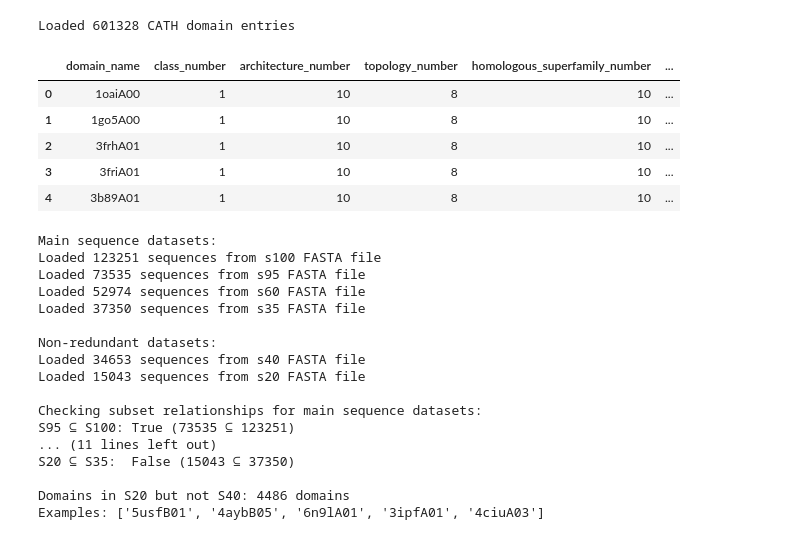
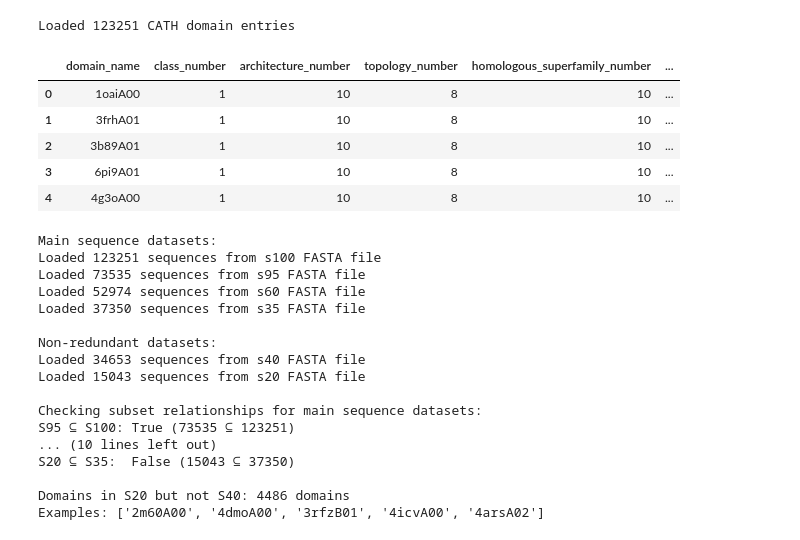
Before and after one commit to dmmiller597/contrasted, a Jupyter notebook: notebooks/cath-eda.ipynb, the cells around one changed output. Saved outputs shown, nothing was run; the diff lists cells and outputs as text; code cells hidden in the pictures.

```diff
--- a/notebooks/cath-eda.ipynb
+++ b/notebooks/cath-eda.ipynb
@@ -3,37 +5,53 @@ import pandas as pd
 # %%
 # Load CATH domain classification data
-df = pd.read_csv('../data/cath-classification-data/cath-domain-list.txt',
+df = pd.read_csv('../data/cath-classification-data/cath-domain-list-S100.txt',
                  sep=r'\s+', comment='#', engine='python',
                  names=['domain_name', 'class_number', 'architecture_number', 'topology_number',
                         'homologous_superfamily_number', 's35_sequence_cluster_number',
                         's60_sequence_cluster_number', 's95_sequence_cluster_number',
                         's100_sequence_cluster_number', 's100_sequence_count_number',
                         'domain_length', 'structure_resolution'])
 
 # Create CATH code (class.architecture.topology.homologous_superfamily)
 df['cath_code'] = (df['class_number'].astype(str) + '.' +
                    df['architecture_number'].astype(str) + '.' +
                    df['topology_number'].astype(str) + '.' +
                    df['homologous_superfamily_number'].astype(str))
 
+def load_fasta_to_dataframe(fasta_file):
+    """Load FASTA file into a pandas DataFrame with sequence headers and sequences."""
+    sequences = []
+    headers = []
+
+    with open(fasta_file, 'r') as handle:
+        for record in SeqIO.parse(handle, "fasta"):
+            headers.append(record.id)
+            sequences.append(str(record.seq))
+
+    return pd.DataFrame({
+        'header': headers,
+        'sequence': sequences
+    })
+
+# Load the CATH domain sequences - main sequence datasets
+seq_df_100 = load_fasta_to_dataframe('../data/sequence-data/cath-domain-seqs-S100.fa')
+
 # Save domain to CATH code mapping
 df[['domain_name', 'cath_code']].to_csv('../data/cath-domain-sf-list.txt',
                                         sep='\t', header=False, index=False)
 
 print(f"Loaded {len(df)} CATH domain entries")
 df.head()
 # %% [output]
-Loaded 601328 CATH domain entries
+Loaded 123251 CATH domain entries
 |  | domain_name | class_number | architecture_number | topology_number | homologous_superfamily_number | ... |
 | 0 | 1oaiA00 | 1 | 10 | 8 | 10 | ... |
-| 1 | 1go5A00 | 1 | 10 | 8 | 10 | ... |
-| 2 | 3frhA01 | 1 | 10 | 8 | 10 | ... |
-| 3 | 3friA01 | 1 | 10 | 8 | 10 | ... |
-| 4 | 3b89A01 | 1 | 10 | 8 | 10 | ... |
+| 1 | 3frhA01 | 1 | 10 | 8 | 10 | ... |
+| 2 | 3b89A01 | 1 | 10 | 8 | 10 | ... |
+| 3 | 6pi9A01 | 1 | 10 | 8 | 10 | ... |
+| 4 | 4g3oA00 | 1 | 10 | 8 | 10 | ... |
 # %%
-# Load FASTA sequences into a dataframe
-from Bio import SeqIO
-import io
+
 
 def load_fasta_to_dataframe(fasta_file):
     """Load FASTA file into a pandas DataFrame with sequence headers and sequences."""
@@ -150,8 +168,8 @@ Loaded 15043 sequences from s20 FASTA file
 
 Checking subset relationships for main sequence datasets:
 S95 ⊆ S100: True (73535 ⊆ 123251)
-... (11 lines left out)
+... (10 lines left out)
 S20 ⊆ S35:  False (15043 ⊆ 37350)
 
 Domains in S20 but not S40: 4486 domains
-Examples: ['5usfB01', '4aybB05', '6n9lA01', '3ipfA01', '4ciuA03']
+Examples: ['2m60A00', '4dmoA00', '3rfzB01', '4icvA00', '4arsA02']
```
Also changed, not shown: parts of 3 cells of this notebook, 13 other files.
